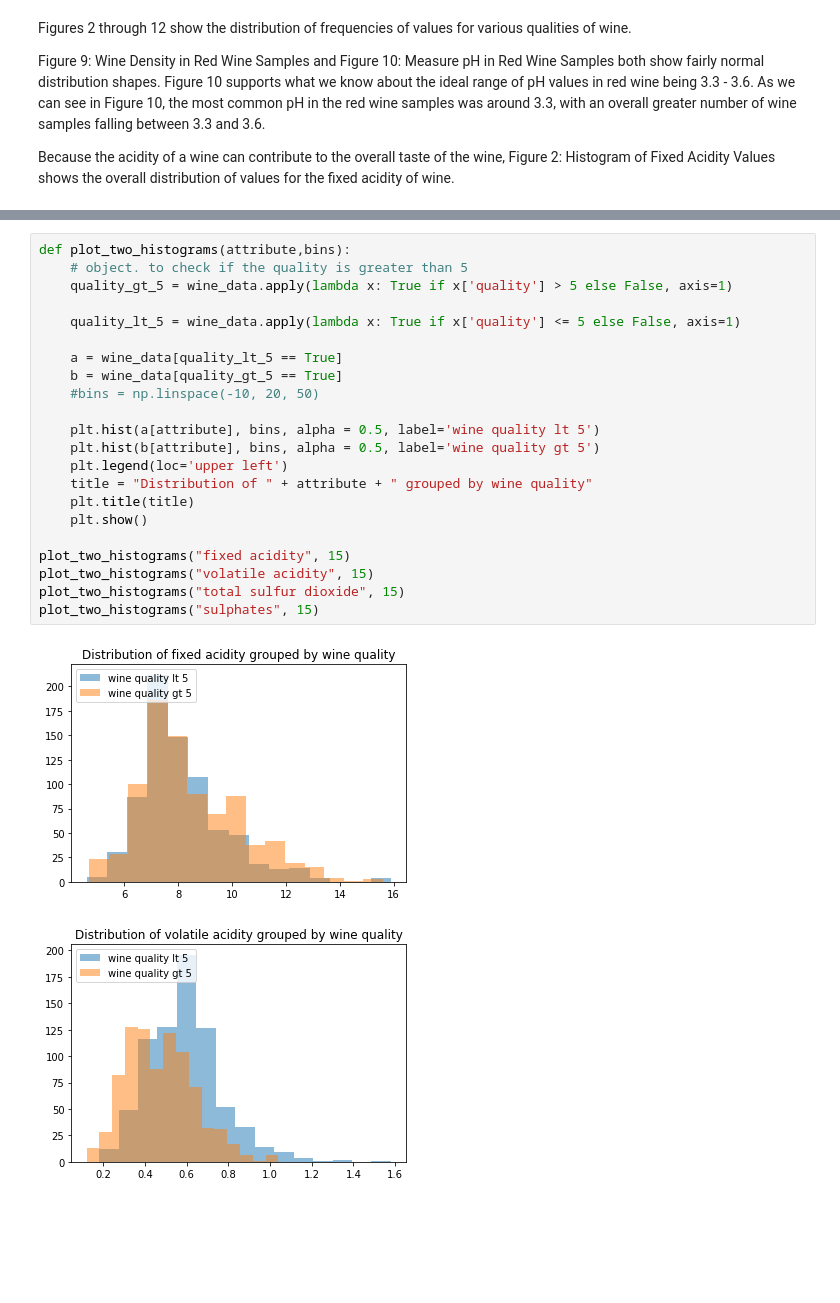
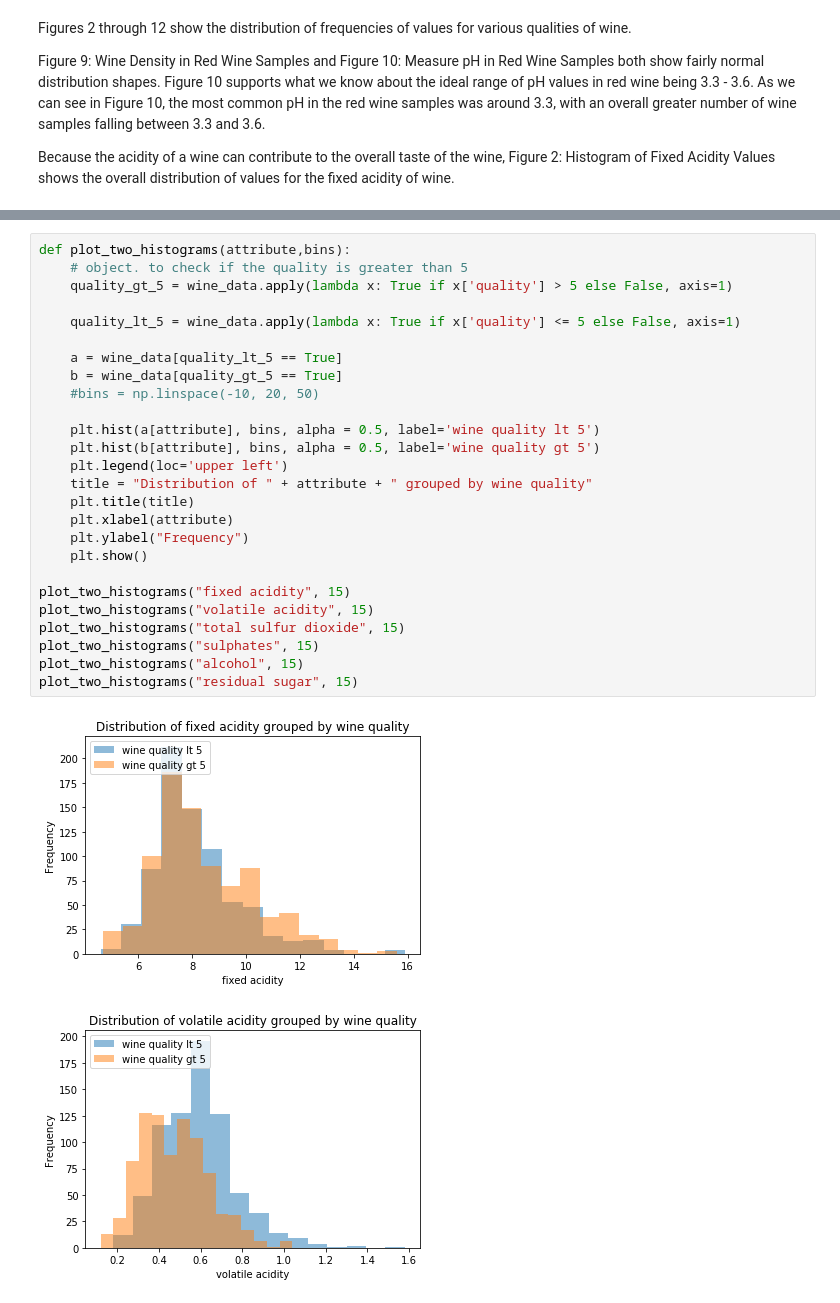
Before and after one commit to ahibb/red-wine-quality-analysis, a Jupyter notebook: Wine Quality Exploration.ipynb, the cells around one changed output, grey strips where cells are left out. Saved outputs shown, nothing was run; the diff lists cells and outputs as text; blank space fills up the shorter version.

```diff
--- a/Wine Quality Exploration.ipynb
+++ b/Wine Quality Exploration.ipynb
@@ -272,25 +276,29 @@ draw_box_whisker_plot(wine_data,['residual sugar'],'quality',True)
 # %%
 def plot_two_histograms(attribute,bins):
     # object. to check if the quality is greater than 5
     quality_gt_5 = wine_data.apply(lambda x: True if x['quality'] > 5 else False, axis=1)
 
     quality_lt_5 = wine_data.apply(lambda x: True if x['quality'] <= 5 else False, axis=1)
 
     a = wine_data[quality_lt_5 == True]
     b = wine_data[quality_gt_5 == True]
     #bins = np.linspace(-10, 20, 50)
 
     plt.hist(a[attribute], bins, alpha = 0.5, label='wine quality lt 5')
     plt.hist(b[attribute], bins, alpha = 0.5, label='wine quality gt 5')
     plt.legend(loc='upper left')
     title = "Distribution of " + attribute + " grouped by wine quality"
     plt.title(title)
+    plt.xlabel(attribute)
+    plt.ylabel("Frequency")
     plt.show()
 
 plot_two_histograms("fixed acidity", 15)
 plot_two_histograms("volatile acidity", 15)
 plot_two_histograms("total sulfur dioxide", 15)
 plot_two_histograms("sulphates", 15)
+plot_two_histograms("alcohol", 15)
+plot_two_histograms("residual sugar", 15)
 # %% [output]
-[figure, old version]
+[figure, new version]
-[figure, old version]
+[figure, new version]
```
Also changed, not shown: parts of 4 cells of this notebook.
